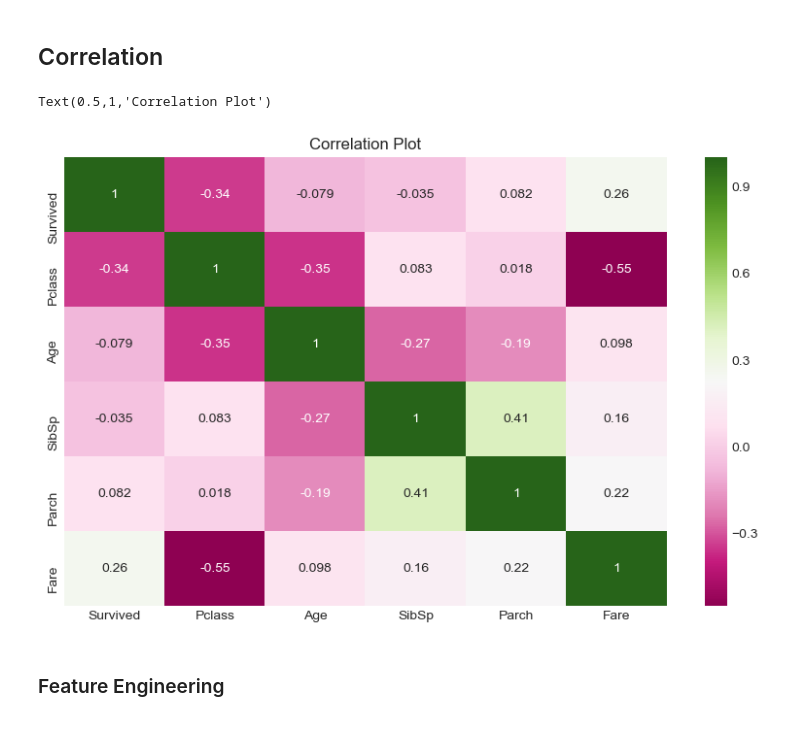
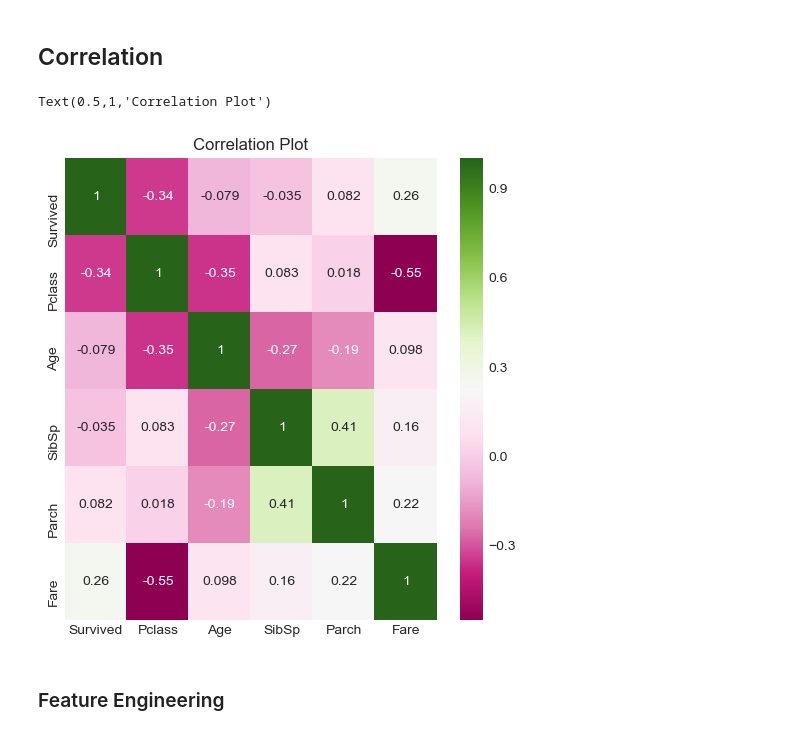
Before and after one commit to CherylTo/Titanic_WhyTheHeckNot-, a Jupyter notebook: Titanic_WhytheHeckNot!?.ipynb, the cells around one changed output. Drawn from its saved outputs; the diff is of its cells as text; code cells hidden in the pictures.

```diff
--- a/Titanic_WhytheHeckNot!?.ipynb
+++ b/Titanic_WhytheHeckNot!?.ipynb
@@ -310,18 +295,18 @@ train.describe()
 ## Correlation
 # %%
 #plt.xkcd()
-plt.subplots(figsize = (10,6))
+plt.subplots(figsize = (6,6))
 train.corr()
 corr = train.corr()
 sns.heatmap(corr,
             xticklabels=corr.columns.values,
             yticklabels=corr.columns.values,
            annot = True,
            cmap = "PiYG")
 plt.title("Correlation Plot")
 # %% [output]
 Text(0.5,1,'Correlation Plot')
-[figure, old version]
+[figure, new version]
 # %% [markdown]
 ### Feature Engineering
 # %%
```
Also changed, not shown: parts of 9 cells of this notebook.
